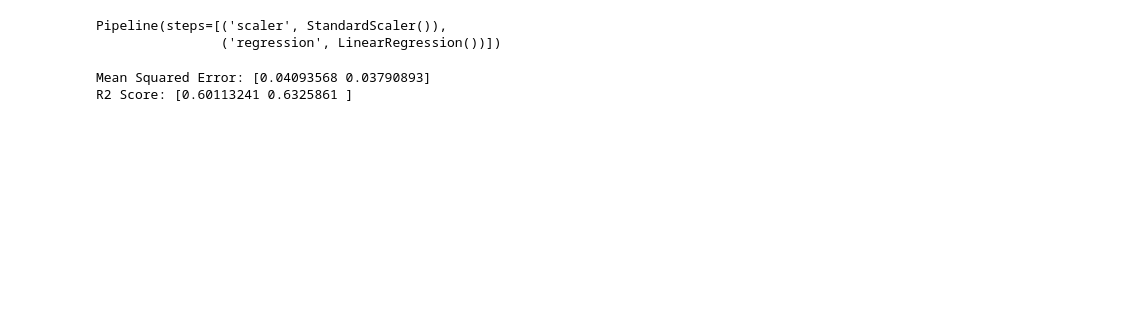
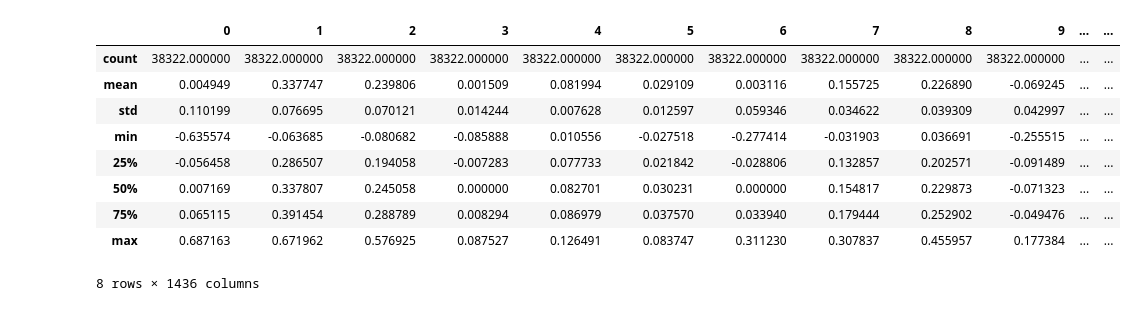
Before and after one commit to MekhyW/Facial-Emotion-Classification, a Jupyter notebook: Gaze/model.ipynb, the cells around one changed output. Drawn from its saved outputs; the diff is of its cells as text; code cells hidden in the pictures; blank space fills up the shorter version.

```diff
--- a/Gaze/model.ipynb
+++ b/Gaze/model.ipynb
@@ -24,14 +13,22 @@ data.describe()
+# %%
+df_landmarks = pd.read_parquet('landmarks.parquet')
+df_target = pd.read_parquet('ground_truth.parquet')
+# %%
+data = pd.merge(df_landmarks, df_target, left_index=True, right_index=True)
+data.describe()
+# %% [output]
+|  | 0 | 1 | 2 | 3 | 4 | 5 | 6 | 7 | 8 | 9 | ... | ... |
+| count | 38322.000000 | 38322.000000 | 38322.000000 | 38322.000000 | 38322.000000 | 38322.000000 | 38322.000000 | 38322.000000 | 38322.000000 | 38322.000000 | ... | ... |
+| mean | 0.004949 | 0.337747 | 0.239806 | 0.001509 | 0.081994 | 0.029109 | 0.003116 | 0.155725 | 0.226890 | -0.069245 | ... | ... |
+| std | 0.110199 | 0.076695 | 0.070121 | 0.014244 | 0.007628 | 0.012597 | 0.059346 | 0.034622 | 0.039309 | 0.042997 | ... | ... |
+| min | -0.635574 | -0.063685 | -0.080682 | -0.085888 | 0.010556 | -0.027518 | -0.277414 | -0.031903 | 0.036691 | -0.255515 | ... | ... |
+| 25% | -0.056458 | 0.286507 | 0.194058 | -0.007283 | 0.077733 | 0.021842 | -0.028806 | 0.132857 | 0.202571 | -0.091489 | ... | ... |
+| 50% | 0.007169 | 0.337807 | 0.245058 | 0.000000 | 0.082701 | 0.030231 | 0.000000 | 0.154817 | 0.229873 | -0.071323 | ... | ... |
+| 75% | 0.065115 | 0.391454 | 0.288789 | 0.008294 | 0.086979 | 0.037570 | 0.033940 | 0.179444 | 0.252902 | -0.049476 | ... | ... |
+| max | 0.687163 | 0.671962 | 0.576925 | 0.087527 | 0.126491 | 0.083747 | 0.311230 | 0.307837 | 0.455957 | 0.177384 | ... | ... |
+8 rows × 1436 columns
 # %%
 y = data[['eye_X', 'eye_Y']]
 X = data.drop(columns=['eye_X', 'eye_Y'])
 # %%
 X_train, X_test, y_train, y_test = train_test_split(X, y, test_size=0.1, random_state=42)
-# %%
-pipeline = Pipeline([
-    ('scaler', StandardScaler()),
-    ('regression', LinearRegression())
-])
-pipeline.fit(X_train, y_train)
-# %% [output]
-Pipeline(steps=[('scaler', StandardScaler()),
-                ('regression', LinearRegression())])
@@ -40,8 +34,0 @@ y_pred = pipeline.predict(X_test)
-# %%
-mse = mean_squared_error(y_test, y_pred, multioutput='raw_values')
-r2 = r2_score(y_test, y_pred, multioutput='raw_values')
-print("Mean Squared Error:", mse)
-print("R2 Score:", r2)
-# %% [output]
-Mean Squared Error: [0.04093568 0.03790893]
-R2 Score: [0.60113241 0.6325861 ]
```
Also changed, not shown: parts of 16 cells of this notebook, 1 other file.
